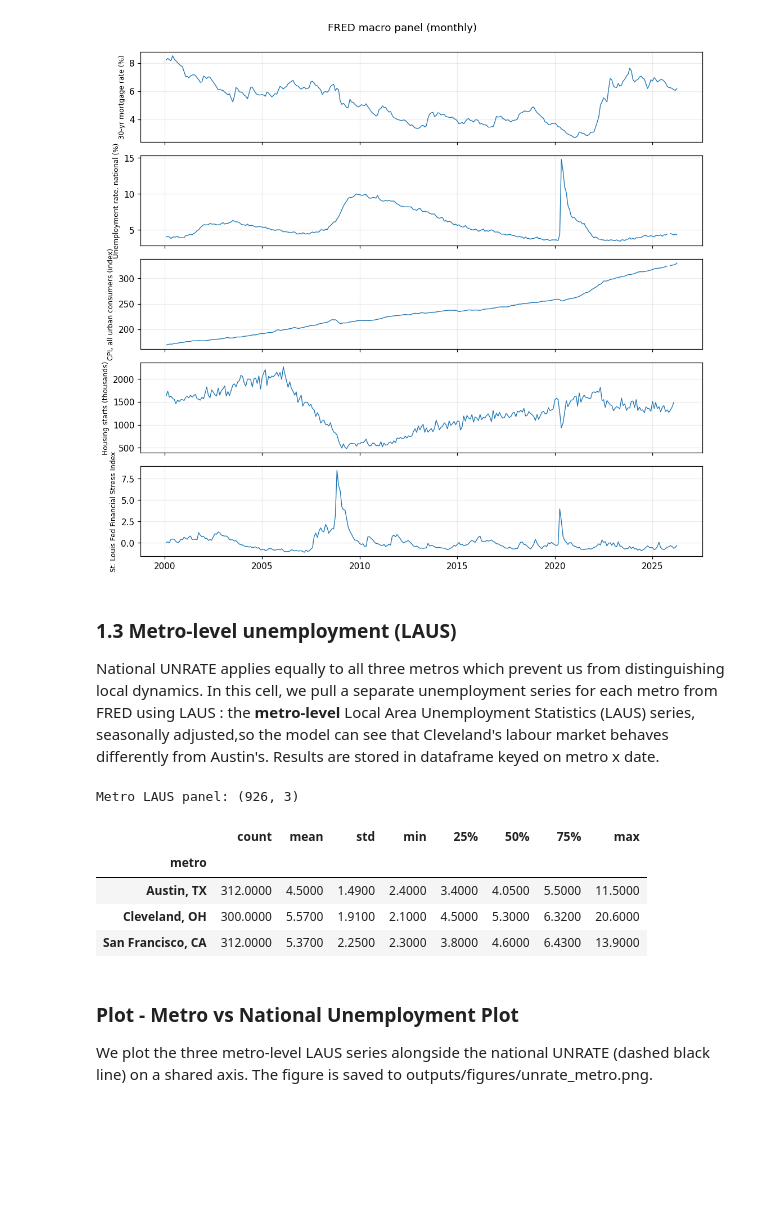
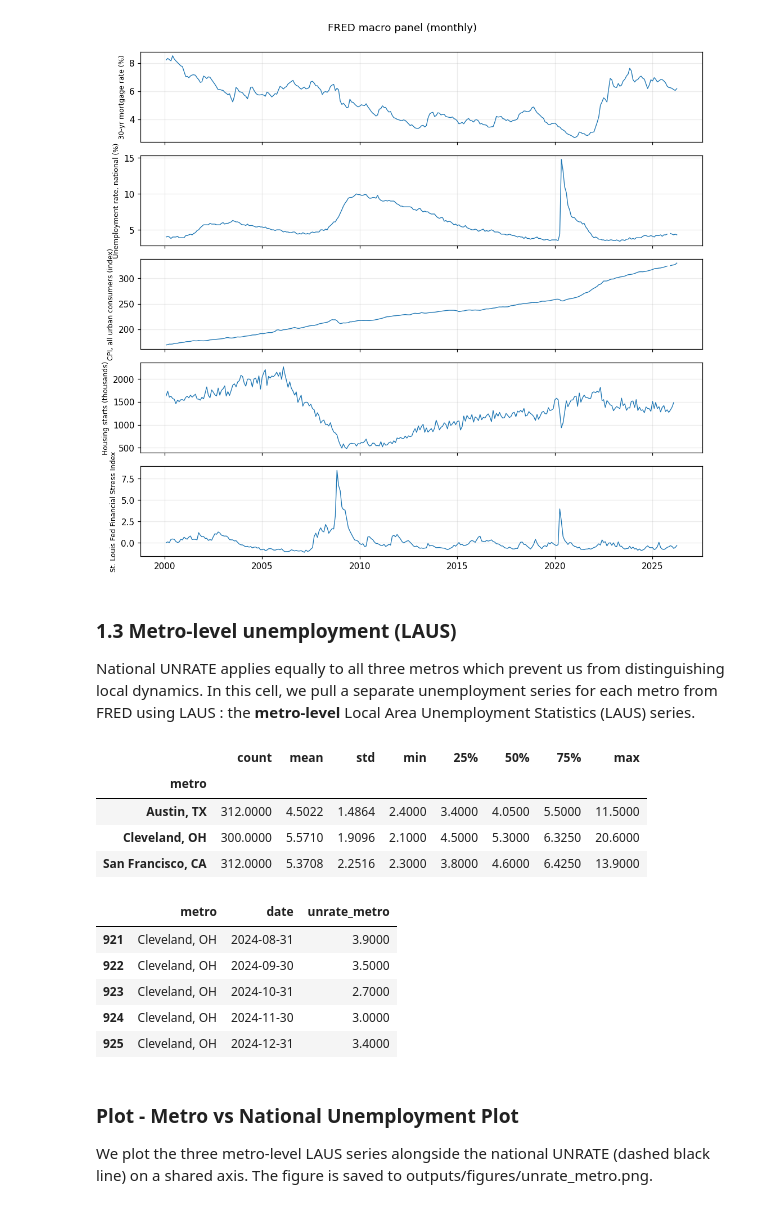
Before and after one commit to garavels/ECON-148, a Jupyter notebook: notebooks/housing_nowcast_main.ipynb, the cells around one changed output. Drawn from its saved outputs; the diff is of its cells as text; code cells hidden in the pictures; blank space fills up the shorter version.

```diff
--- a/notebooks/housing_nowcast_main.ipynb
+++ b/notebooks/housing_nowcast_main.ipynb
@@ -276,8 +283,7 @@ plt.show()
 ### 1.3 Metro-level unemployment (LAUS)
 
 National UNRATE applies equally to all three metros which prevent us from distinguishing local dynamics.
-In this cell, we pull a separate unemployment series for each metro from FRED using LAUS : the **metro-level** Local Area Unemployment Statistics (LAUS) series, seasonally adjusted,so the model can see that Cleveland's labour market behaves differently from Austin's.
-Results are stored in dataframe keyed on metro x date.
+In this cell, we pull a separate unemployment series for each metro from FRED using LAUS : the **metro-level** Local Area Unemployment Statistics (LAUS) series.
 # %%
 metro_unrate_frames = []
 for metro, meta in METROS.items():
@@ -291,15 +297,22 @@ for metro, meta in METROS.items():
     )
 
 metro_unrate = pd.concat(metro_unrate_frames, ignore_index=True)
-print(f"Metro LAUS panel: {metro_unrate.shape}")
 metro_unrate.groupby("metro")["unrate_metro"].describe()
 # %% [output]
-Metro LAUS panel: (926, 3)
 |  | count | mean | std | min | 25% | 50% | 75% | max |
 | metro |  |  |  |  |  |  |  |  |
-| Austin, TX | 312.0000 | 4.5000 | 1.4900 | 2.4000 | 3.4000 | 4.0500 | 5.5000 | 11.5000 |
-| Cleveland, OH | 300.0000 | 5.5700 | 1.9100 | 2.1000 | 4.5000 | 5.3000 | 6.3200 | 20.6000 |
-| San Francisco, CA | 312.0000 | 5.3700 | 2.2500 | 2.3000 | 3.8000 | 4.6000 | 6.4300 | 13.9000 |
+| Austin, TX | 312.0000 | 4.5022 | 1.4864 | 2.4000 | 3.4000 | 4.0500 | 5.5000 | 11.5000 |
+| Cleveland, OH | 300.0000 | 5.5710 | 1.9096 | 2.1000 | 4.5000 | 5.3000 | 6.3250 | 20.6000 |
+| San Francisco, CA | 312.0000 | 5.3708 | 2.2516 | 2.3000 | 3.8000 | 4.6000 | 6.4250 | 13.9000 |
+# %%
+metro_unrate.tail()
+# %% [output]
+|  | metro | date | unrate_metro |
+| 921 | Cleveland, OH | 2024-08-31 | 3.9000 |
+| 922 | Cleveland, OH | 2024-09-30 | 3.5000 |
+| 923 | Cleveland, OH | 2024-10-31 | 2.7000 |
+| 924 | Cleveland, OH | 2024-11-30 | 3.0000 |
+| 925 | Cleveland, OH | 2024-12-31 | 3.4000 |
 # %% [markdown]
 ### Plot - Metro vs National Unemployment Plot
 
```
Also changed, not shown: parts of 23 cells of this notebook.
